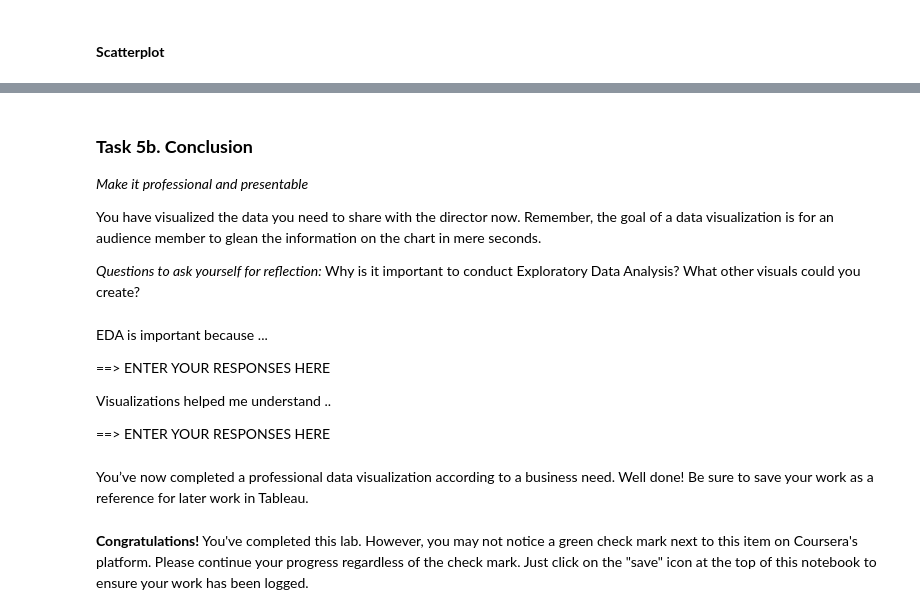
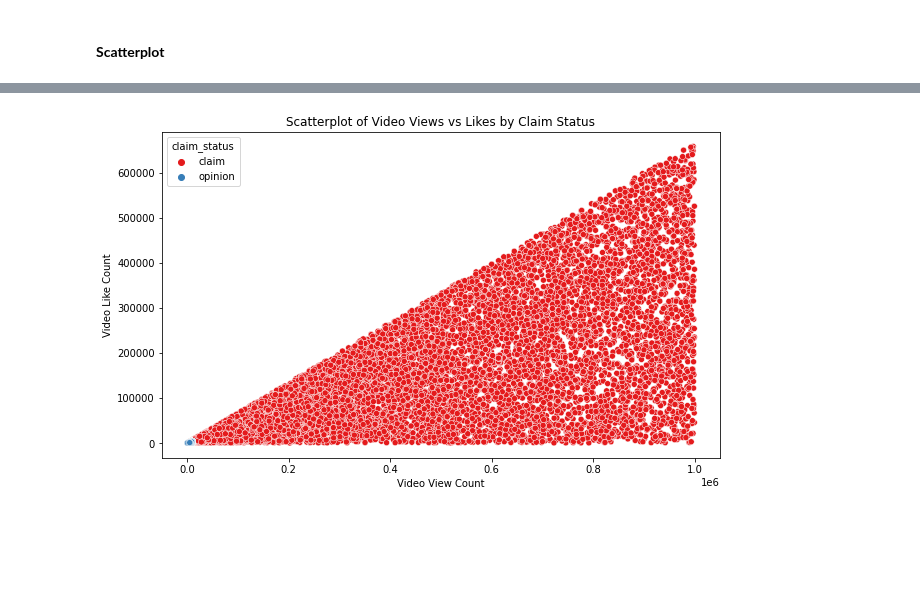
Before and after one commit to osicraft1/Tiktok-Claims-Classification-Project, a Jupyter notebook: course 3/Activity_Course 3 TikTok project lab.ipynb, the cells around one changed output, grey strips where cells are left out. Cells and saved outputs as stored; diff of their text form; code cells hidden in the pictures; blank space fills up the shorter version.

Commit message:
Update Activity_Course 3 TikTok project lab.ipynb
updated the notebook

```diff
--- a/course 3/Activity_Course 3 TikTok project lab.ipynb
+++ b/course 3/Activity_Course 3 TikTok project lab.ipynb
@@ -643,20 +547,16 @@ My client would likely want to know ...
-# %% [markdown]
-### **Task 5b. Conclusion**
-*Make it professional and presentable*
-
-You have visualized the data you need to share with the director now. Remember, the goal of a data visualization is for an audience member to glean the information on the chart in mere seconds.
-
-*Questions to ask yourself for reflection:*
-Why is it important to conduct Exploratory Data Analysis? What other visuals could you create?
-# %% [markdown]
-EDA is important because ...
-
-==> ENTER YOUR RESPONSES HERE
-
-Visualizations helped me understand ..
-
-==> ENTER YOUR RESPONSES HERE
-# %% [markdown]
-You’ve now completed a professional data visualization according to a business need. Well done! Be sure to save your work as a reference for later work in Tableau.
-# %% [markdown]
-**Congratulations!** You've completed this lab. However, you may not notice a green check mark next to this item on Coursera's platform. Please continue your progress regardless of the check mark. Just click on the "save" icon at the top of this notebook to ensure your work has been logged.
+# %%
+# Create a scatterplot of `video_view_count` versus `video_like_count` according to 'claim_status'
+
+# Create scatter plot
+plt.figure(figsize=(10, 6))
+sns.scatterplot(data=data, x="video_view_count", y="video_like_count", hue="claim_status", palette="Set1")
+
+# Labels and Title
+plt.xlabel("Video View Count")
+plt.ylabel("Video Like Count")
+plt.title("Scatterplot of Video Views vs Likes by Claim Status")
+
+# Show plot
+plt.show()
+# %% [output]
+[figure, added]
```
Also changed, not shown: parts of 114 cells of this notebook.
